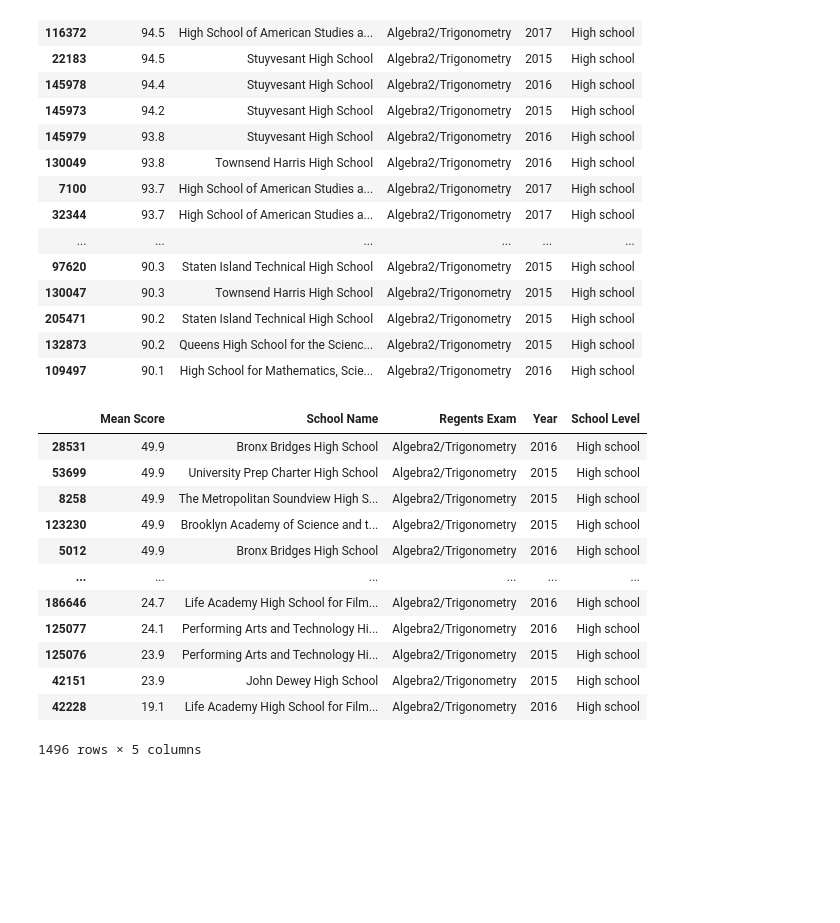
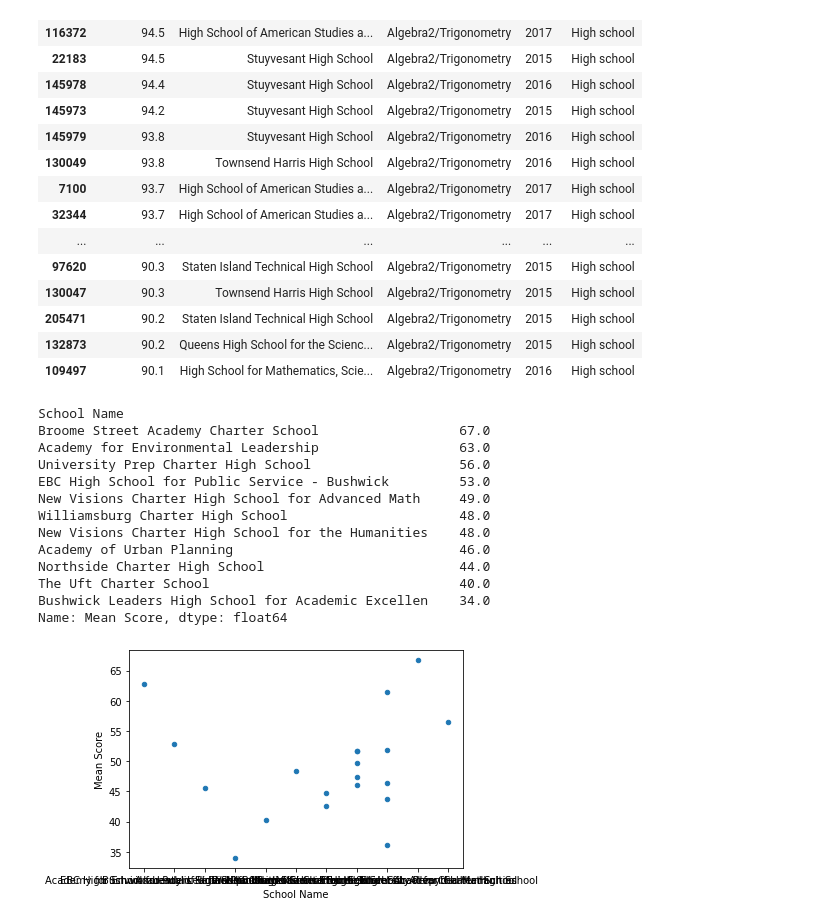
Before and after one commit to tuccib/CUNY-LAG, a Jupyter notebook: 210625_Project1_Bruno_Tucci.ipynb, the cells around one changed output. Saved outputs shown, nothing was run; the diff lists cells and outputs as text; code cells hidden in the pictures; blank space fills up the shorter version.

```diff
--- a/210625_Project1_Bruno_Tucci.ipynb
+++ b/210625_Project1_Bruno_Tucci.ipynb
@@ -559,24 +559,30 @@ df_CommonCoreAlgebraTop.sort_values(by=['Mean Score'], ascending = False)
 | 132873 | 90.2 | Queens High School for the Scienc... | Algebra2/Trigonometry | 2015 | High school |
 | 109497 | 90.1 | High School for Mathematics, Scie... | Algebra2/Trigonometry | 2016 | High school |
 # %%
-df_CommonCoreAlgebraBottom = df5[(df5['Mean Score']<50) & (df5['Regents Exam'] == 'Algebra2/Trigonometry')
+df_CommonCoreAlgebraBottom = df5[(df5['Mean Score']>0) & (df5['Regents Exam'] == 'Algebra2/Trigonometry')
   & (df5['School Level'] == 'High school')
-  #& (df5['Year'] == 2015)
-  ]
-df_CommonCoreAlgebraBottom.groupby(['School Name'])['Mean Score'].mean().round()
-df_CommonCoreAlgebraBottom.sort_values(by=['Mean Score'], ascending = False)
+  & (df5['Year'] == 2015)
+  ].tail(20)
+df_CommonCoreAlgebraBottom.groupby(['School Name'])['Mean Score'].mean().round().sort_values(ascending=False)
+#df_CommonCoreAlgebraBottom.sort_values(by=['Mean Score'], ascending = False)
 # %% [output]
-|  | Mean Score | School Name | Regents Exam | Year | School Level |
-| 28531 | 49.9 | Bronx Bridges High School | Algebra2/Trigonometry | 2016 | High school |
-| 53699 | 49.9 | University Prep Charter High School | Algebra2/Trigonometry | 2015 | High school |
-| 8258 | 49.9 | The Metropolitan Soundview High S... | Algebra2/Trigonometry | 2015 | High school |
-| 123230 | 49.9 | Brooklyn Academy of Science and t... | Algebra2/Trigonometry | 2015 | High school |
-| 5012 | 49.9 | Bronx Bridges High School | Algebra2/Trigonometry | 2016 | High school |
-| ... | ... | ... | ... | ... | ... |
-| 186646 | 24.7 | Life Academy High School for Film... | Algebra2/Trigonometry | 2016 | High school |
-| 125077 | 24.1 | Performing Arts and Technology Hi... | Algebra2/Trigonometry | 2016 | High school |
-| 125076 | 23.9 | Performing Arts and Technology Hi... | Algebra2/Trigonometry | 2015 | High school |
-| 42151 | 23.9 | John Dewey High School | Algebra2/Trigonometry | 2015 | High school |
-| 42228 | 19.1 | Life Academy High School for Film... | Algebra2/Trigonometry | 2016 | High school |
-1496 rows × 5 columns
+School Name
+Broome Street Academy Charter School                  67.0
+Academy for Environmental Leadership                  63.0
+University Prep Charter High School                   56.0
+EBC High School for Public Service - Bushwick         53.0
+New Visions Charter High School for Advanced Math     49.0
+Williamsburg Charter High School                      48.0
+New Visions Charter High School for the Humanities    48.0
+Academy of Urban Planning                             46.0
+Northside Charter High School                         44.0
+The Uft Charter School                                40.0
+Bushwick Leaders High School for Academic Excellen    34.0
+Name: Mean Score, dtype: float64
+# %%
+df_CommonCoreAlgebraBottom.plot.scatter(x='School Name', y='Mean Score').figsize=(60,4)
+#df_CommonCoreAlgebraBottom.plot(figsize=(40,4))
+#df.plot(figsize=(20,4))
+# %% [output]
+[figure, added]
 # %%
```
Also changed, not shown: parts of 3 cells of this notebook.
